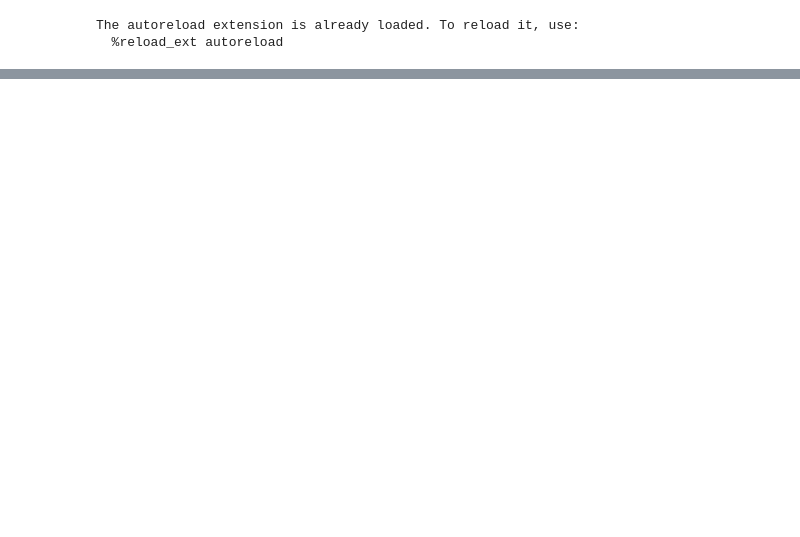
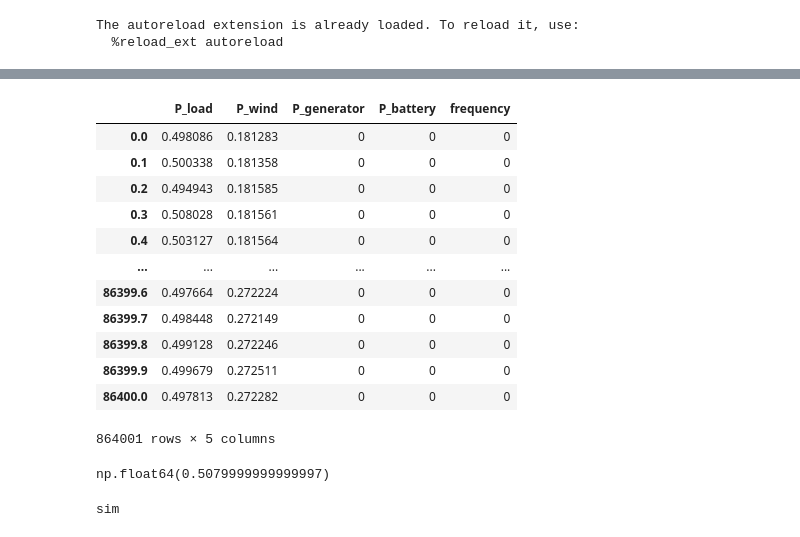
Before and after one commit to dahervinicius-ctrl/stochastic-frequency-response-analysis, a Jupyter notebook: test.ipynb, the cells around one changed output, grey strips where cells are left out. Cells and saved outputs as stored; diff of their text form; code cells hidden in the pictures; blank space fills up the shorter version.

```diff
--- a/test.ipynb
+++ b/test.ipynb
@@ -11,5 +11,3 @@ import matplotlib.pyplot as plt
 import src
 # %%
 load_profile = src.generate_daily_load_profile() #this is the profile of a random industry
-# %%
-load_profile = src.generate_daily_load_profile()
@@ -25,5 +13,0 @@ eff = 0.4
-# %%
-time, wind_speed = src.simulate_ou_process(10, 0.0002, 11.2, 0.007, 24*60*60, 1)
-wind_power_generation = src.wind_power_generation_vec(wind_speed)
-
-plt.plot(wind_power_generation)
@@ -39,0 +14,20 @@ np.float64(0.7225245017978468)
+# %%
+def create_grid_profile(dt, wind_penetration=0.25):
+    load_profile = src.generate_daily_load_profile(dt=dt)
+    wind_speed = src.simulate_ou_process(x0=10, theta=0.0002, mu=11.2, sigma=0.007, T= 24*60*60, dt=dt)
+    wind_power_generation = src.wind_power_generation_vec(wind_speed)
+    wind_power_generation = wind_penetration * (wind_power_generation / wind_power_generation.mean())
+
+    df = pd.DataFrame(wind_power_generation)
+    df.columns = ['P_wind']
+
+    df.index = load_profile.index
+    profile = pd.concat([load_profile, df], axis=1).drop(columns='aux')
+
+    # initialize columns as zero just as a placeholder
+
+    profile["P_generator"] = 0
+    profile["P_battery"] = 0
+    profile["frequency"] = 0
+
+    return profile
@@ -39,0 +36,16 @@ np.float64(0.7225245017978468)
+# %%
+profile
+# %% [output]
+|  | P_load | P_wind | P_generator | P_battery | frequency |
+| 0.0 | 0.498086 | 0.181283 | 0 | 0 | 0 |
+| 0.1 | 0.500338 | 0.181358 | 0 | 0 | 0 |
+| 0.2 | 0.494943 | 0.181585 | 0 | 0 | 0 |
+| 0.3 | 0.508028 | 0.181561 | 0 | 0 | 0 |
+| 0.4 | 0.503127 | 0.181564 | 0 | 0 | 0 |
+| ... | ... | ... | ... | ... | ... |
+| 86399.6 | 0.497664 | 0.272224 | 0 | 0 | 0 |
+| 86399.7 | 0.498448 | 0.272149 | 0 | 0 | 0 |
+| 86399.8 | 0.499128 | 0.272246 | 0 | 0 | 0 |
+| 86399.9 | 0.499679 | 0.272511 | 0 | 0 | 0 |
+| 86400.0 | 0.497813 | 0.272282 | 0 | 0 | 0 |
+864001 rows × 5 columns
@@ -39,0 +78,27 @@ np.float64(0.7225245017978468)
+# %%
+apply_droop_control(0.5, 49.96, 50, 0.05, 0.02)
+# %% [output]
+np.float64(0.5079999999999997)
+# %%
+for index in (profile.index):
+    if index == 0:
+        print("sim")
+        profile.loc[index, "P_generator"] = profile.loc[index, "P_load"] - profile.loc[index, "P_wind"]
+        profile.loc[index, "frequency"] = 50
+
+        freq0 = profile.loc[index, "frequency"]
+        P_gen0 = profile.loc[index, "P_generator"]
+
+
+    else:
+        P_load = profile.loc[index, "P_load"]
+        P_wind = profile.loc[index, "P_wind"]
+
+        profile.loc[index, "frequency"] = src.solve_swing_equation(freq0, P_gen0, P_load - P_wind)
+        freq0 = profile.loc[index, "frequency"] # this will be the old frequency for the next iteration, also the current one for the droop calculation
+
+        profile.loc[index, "P_generator"] = apply_droop_control(P_gen0, freq0, f_nom = 50, r_droop=0.05, deadzone = 0.02)
+
+        P_gen0 = profile.loc[index, "P_generator"]
+# %% [output]
+sim
```
Also changed, not shown: parts of 12 cells of this notebook, 6 other files.
